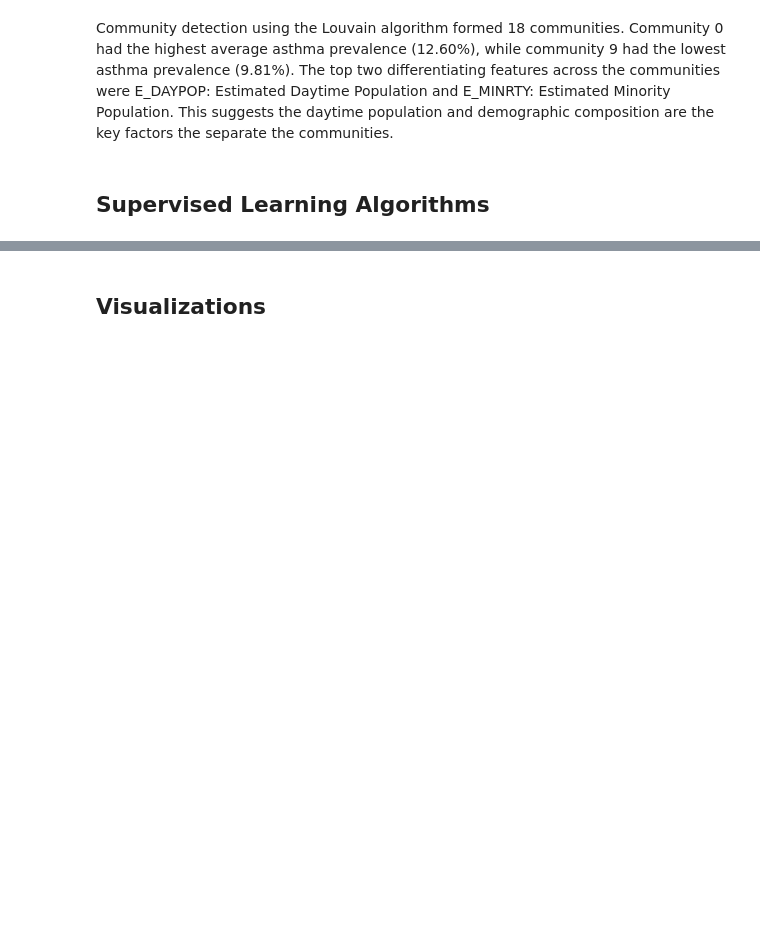
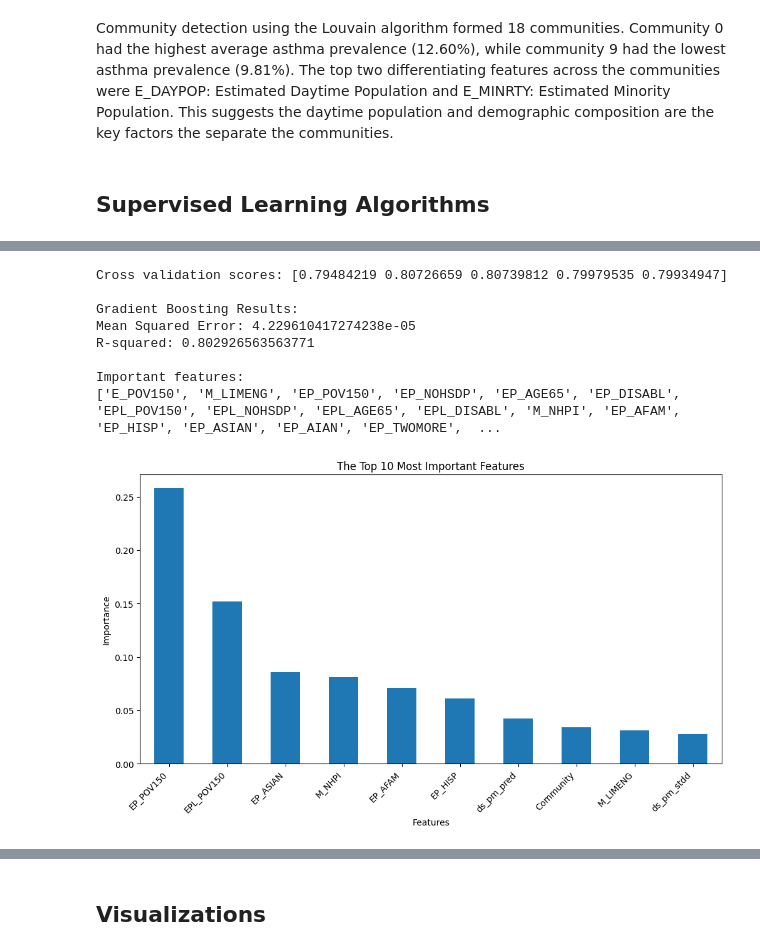
Before and after one commit to yoryuzaki/ss25_milestone2_team3, a Jupyter notebook: Notebook 1.ipynb, the cells around one changed output, grey strips where cells are left out. Drawn from its saved outputs; the diff is of its cells as text; code cells hidden in the pictures; blank space fills up the shorter version.

```diff
--- a/Notebook 1.ipynb
+++ b/Notebook 1.ipynb
@@ -495,0 +697,80 @@ Community detection using the Louvain algorithm formed 18 communities. Community
+# %%
+# Gradient Boosting Regression Model using Original Features + Clustering outcomes, with feature selection and cross-validation
+
+# Using original features along with clustering results
+X = final_combined_df.drop(columns=['asthma_prevalence', 'Region', 'stateabbr', 'statedesc', 'countyname', 'FIPS'])
+y = final_combined_df['asthma_prevalence']
+
+# Train and Test Split
+X_train, X_test, y_train, y_test = train_test_split(X, y, test_size=0.2, random_state=42)
+
+# Gradient Boosting Regression pipeline
+# No need to further process the 'Cluster' and 'Community' features, as they are already encoded and no standardization is required
+orginal_features = [col for col in X.columns if col not in ['Cluster', 'Community']]
+
+preprocessor = ColumnTransformer(
+    transformers=[
+        ('num', StandardScaler(), orginal_features),
+        ('passthrough', 'passthrough', ['Cluster', 'Community'])
+    ]
+)
+
+gb_pipeline = Pipeline([
+    ('preprocessor', preprocessor),
+    ('feature_selection', SelectFromModel(GradientBoostingRegressor(random_state=42))),
+    ('regressor', GradientBoostingRegressor(
+        n_estimators=200,
+        max_depth=5,
+        random_state=42,
+        max_features=0.5 # use 50% of features to avoid overfitting, especially due to high weight of poverty features
+
+    ))
+])
+
+# Perform K Fold cross validation
+kfold = KFold(n_splits=5, shuffle=True, random_state=42)
+cv_scores = cross_val_score(gb_pipeline, X_train, y_train, cv=kfold, scoring='r2')
+
+print("Cross validation scores:", cv_scores)
+
+# Train and evaluate the final model
+gb_pipeline.fit(X_train, y_train)
+gb_pred = gb_pipeline.predict(X_test)
+gb_mse = mean_squared_error(y_test, gb_pred)
+gb_r2 = r2_score(y_test, gb_pred)
+
+print("\nGradient Boosting Results:")
+print(f"Mean Squared Error: {gb_mse}")
+print(f"R-squared: {gb_r2}")
+
+# Feautre Importance Summary
+all_feature_names = X.columns
+
+feature_selector = gb_pipeline.named_steps['feature_selection']
+selected_features_mask = feature_selector.get_support()
+selected_features = np.array(all_feature_names)[selected_features_mask].tolist()
+
+print("\nImportant features:")
+print(selected_features)
+
+# Plotting feature importances
+importances = gb_pipeline.named_steps['regressor'].feature_importances_
+feature_imp = pd.Series(importances, index=selected_features).sort_values(ascending=False)
+
+plt.figure(figsize=(12, 6))
+feature_imp[:10].plot(kind='bar')
+plt.title('The Top 10 Most Important Features')
+plt.xlabel('Features')
+plt.ylabel('Importance')
+plt.xticks(rotation=45, ha='right')
+plt.show()
+# %% [output]
+Cross validation scores: [0.79484219 0.80726659 0.80739812 0.79979535 0.79934947]
+
+Gradient Boosting Results:
+Mean Squared Error: 4.229610417274238e-05
+R-squared: 0.802926563563771
+
+Important features:
+['E_POV150', 'M_LIMENG', 'EP_POV150', 'EP_NOHSDP', 'EP_AGE65', 'EP_DISABL', 'EPL_POV150', 'EPL_NOHSDP', 'EPL_AGE65', 'EPL_DISABL', 'M_NHPI', 'EP_AFAM', 'EP_HISP', 'EP_ASIAN', 'EP_AIAN', 'EP_TWOMORE',  ...
+[figure, added]
```
Also changed, not shown: parts of 20 cells of this notebook.
